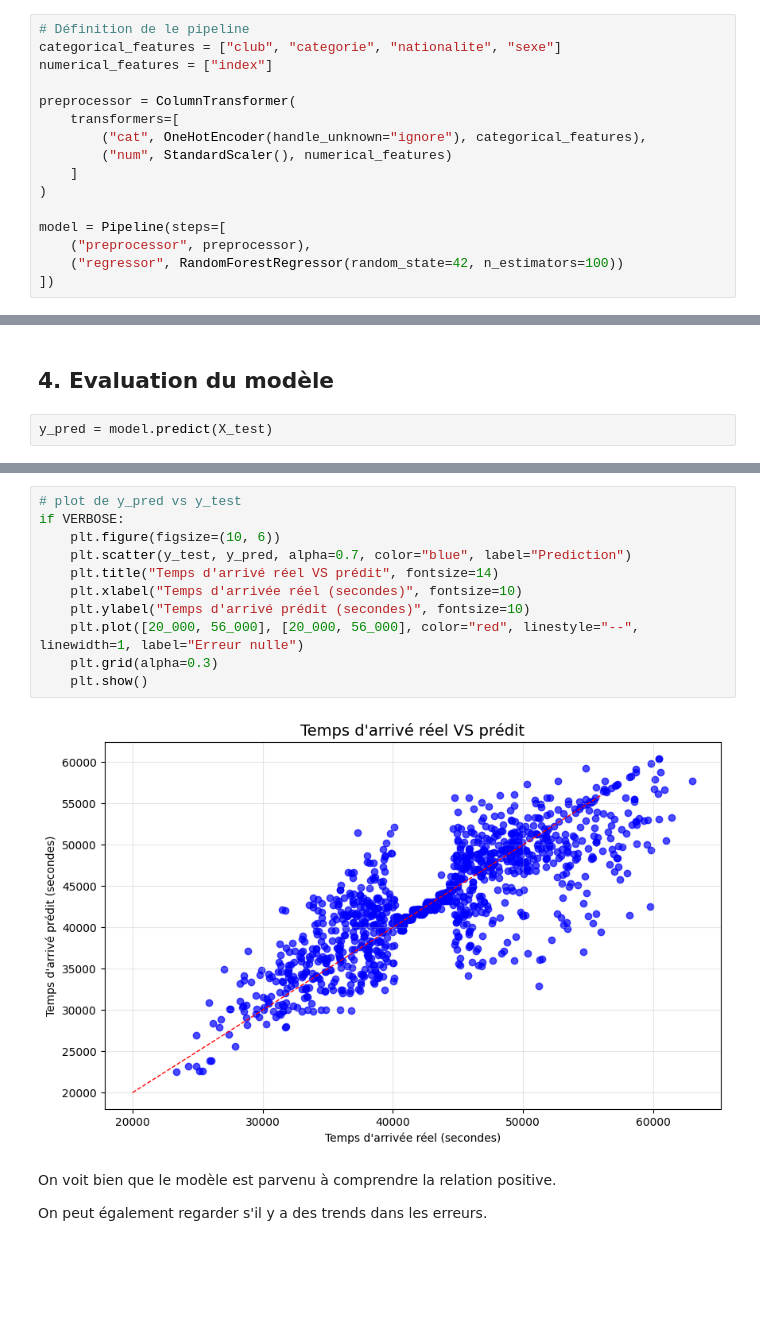
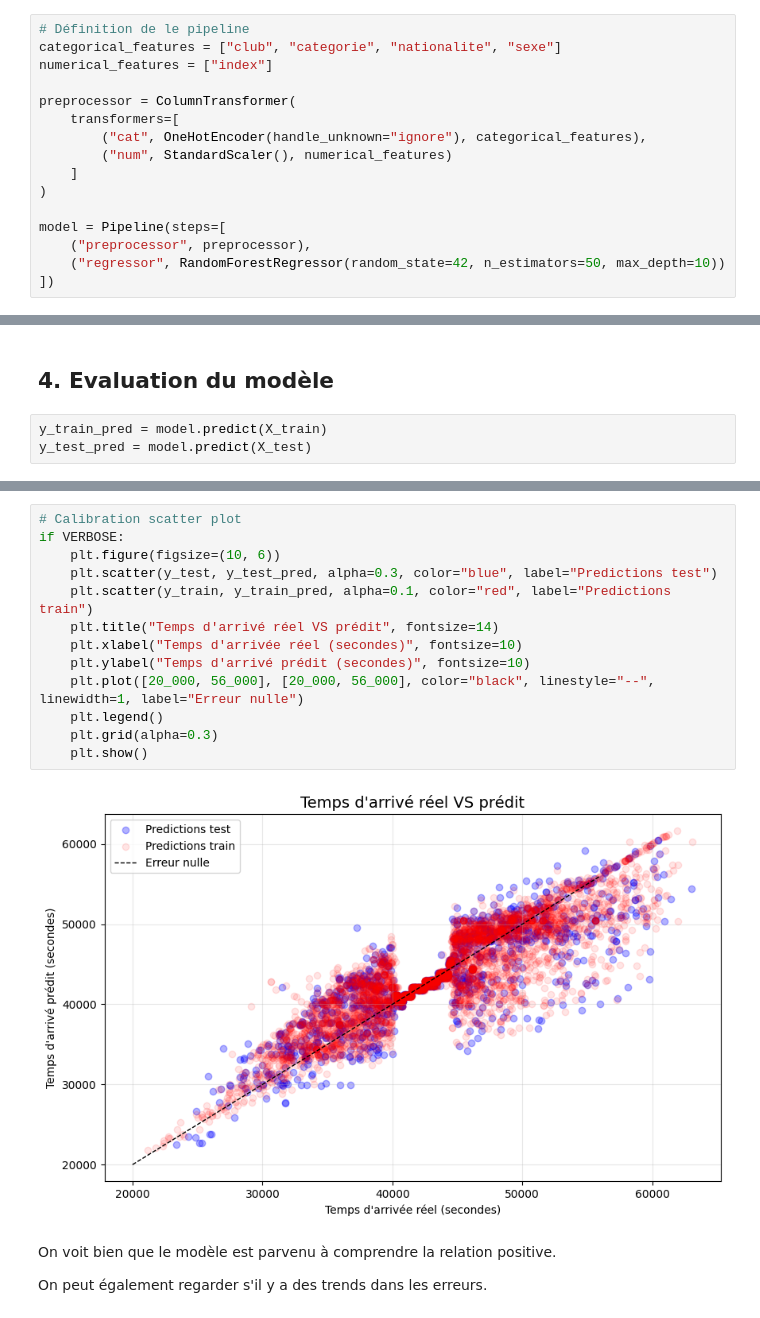
Before and after one commit to tanguy0/saintelyon-2024, a Jupyter notebook: notebooks/02_performance_prediction.ipynb, the cells around one changed output, grey strips where cells are left out. Drawn from its saved outputs; the diff is of its cells as text; blank space fills up the shorter version.

Commit message:
feat: add calibration proof

```diff
--- a/notebooks/02_performance_prediction.ipynb
+++ b/notebooks/02_performance_prediction.ipynb
@@ -74,7 +74,7 @@ preprocessor = ColumnTransformer(
 
 model = Pipeline(steps=[
     ("preprocessor", preprocessor),
-    ("regressor", RandomForestRegressor(random_state=42, n_estimators=100))
+    ("regressor", RandomForestRegressor(random_state=42, n_estimators=50, max_depth=10))
 ])
 # %% [markdown]
 ## 3. Entrainement du modèle
@@ -96,6 +98,7 @@ Pipeline(steps=[('preprocessor',
 # %% [markdown]
 ## 4. Evaluation du modèle
 # %%
-y_pred = model.predict(X_test)
+y_train_pred = model.predict(X_train)
+y_test_pred = model.predict(X_test)
 # %%
 # métrique de base
@@ -109,16 +118,18 @@ Erreur moyenne en valeur absolue = 2799 secondes (soit 46min 39s)
 # %%
-# plot de y_pred vs y_test
+# Calibration scatter plot
 if VERBOSE:
     plt.figure(figsize=(10, 6))
-    plt.scatter(y_test, y_pred, alpha=0.7, color="blue", label="Prediction")
+    plt.scatter(y_test, y_test_pred, alpha=0.3, color="blue", label="Predictions test")
+    plt.scatter(y_train, y_train_pred, alpha=0.1, color="red", label="Predictions train")
     plt.title("Temps d'arrivé réel VS prédit", fontsize=14)
     plt.xlabel("Temps d'arrivée réel (secondes)", fontsize=10)
     plt.ylabel("Temps d'arrivé prédit (secondes)", fontsize=10)
-    plt.plot([20_000, 56_000], [20_000, 56_000], color="red", linestyle="--", linewidth=1, label="Erreur nulle")
+    plt.plot([20_000, 56_000], [20_000, 56_000], color="black", linestyle="--", linewidth=1, label="Erreur nulle")
+    plt.legend()
     plt.grid(alpha=0.3)
     plt.show()
 # %% [output]
-[figure, old version]
+[figure, new version]
 # %% [markdown]
 On voit bien que le modèle est parvenu à comprendre la relation positive.
 
```
Also changed, not shown: parts of 8 cells of this notebook.
